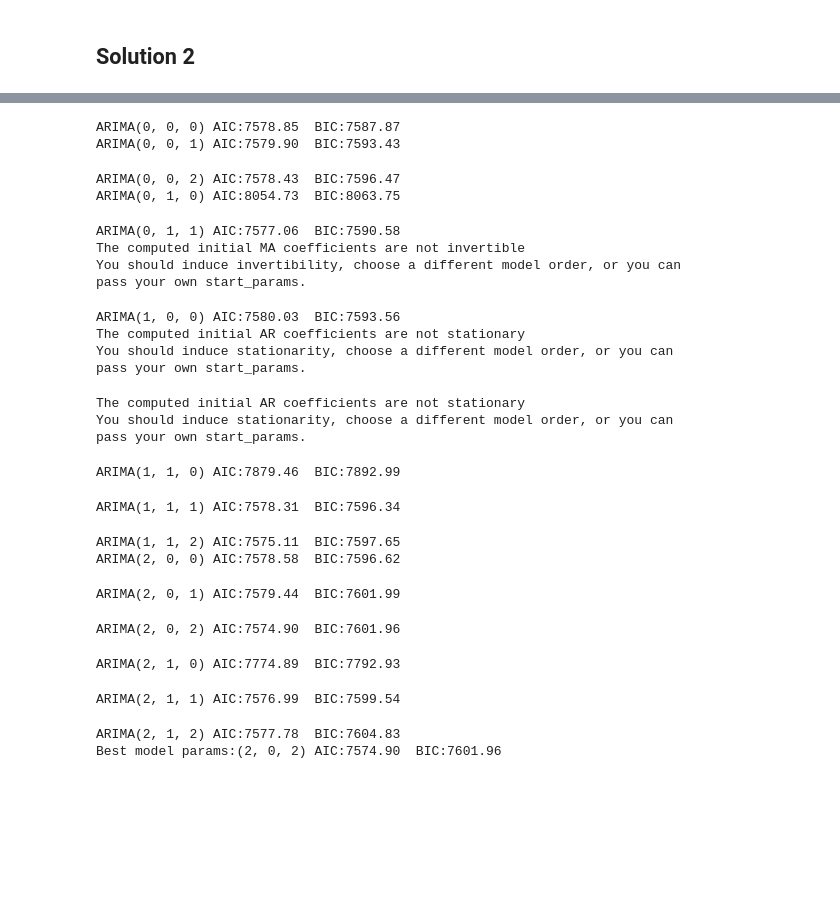
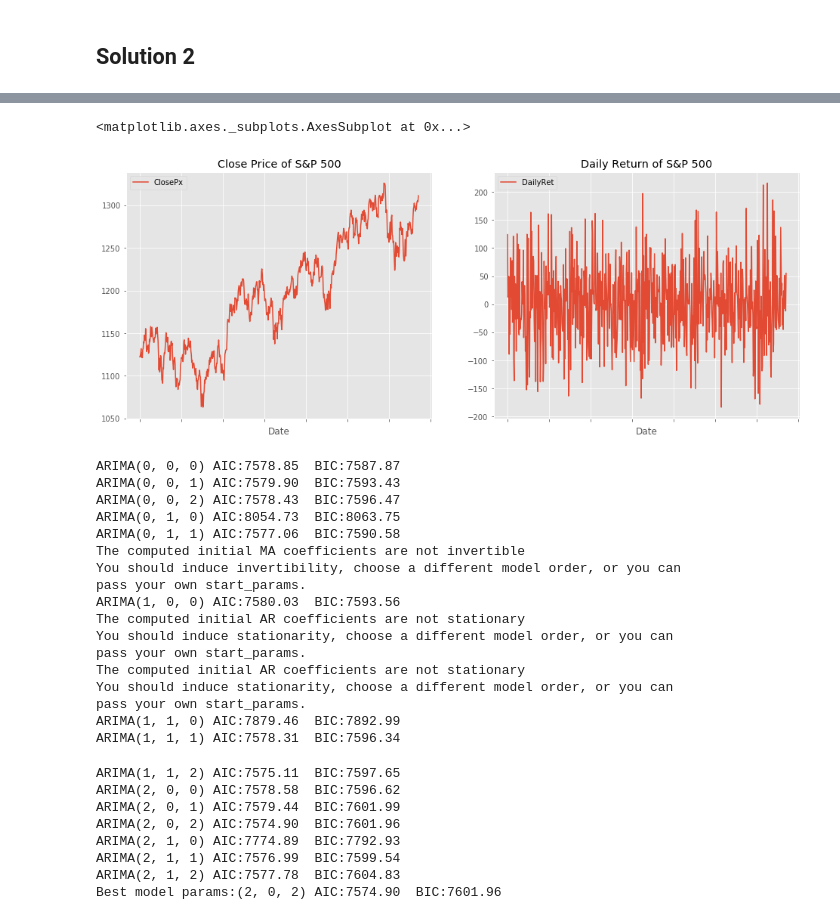
Before and after one commit to uhasan1/FRE-7773-Machine-Learning-2019, a Jupyter notebook: Second_HW/Huang_Guoqin_Assignment_4.ipynb, the cells around one changed output, grey strips where cells are left out. Drawn from its saved outputs; the diff is of its cells as text; code cells hidden in the pictures; blank space fills up the shorter version.

```diff
--- a/Second_HW/Huang_Guoqin_Assignment_4.ipynb
+++ b/Second_HW/Huang_Guoqin_Assignment_4.ipynb
@@ -136,28 +138,37 @@ sp_df[['DailyRet']].head()
+# %%
+fig = plt.figure(figsize=(16,6))
+ax1 = fig.add_subplot(121)
+sp_df.plot(x='Date', y='ClosePx', ax=ax1, title='Close Price of S&P 500')
+ax2 = fig.add_subplot(122)
+sp_df.plot(x='Date', y='DailyRet', ax=ax2, title='Daily Return of S&P 500')
+# %% [output]
+<matplotlib.axes._subplots.AxesSubplot at 0x...>
+[figure, added]
 # %%
-best_model, model_results = mlutils.auto_arima(sp_df[['DailyRet']], p_max=2, q_max=2, d_max=1)
+best_arima, model_results = auto_arima(sp_df[['DailyRet']], p_max=2, q_max=2, d_max=1)
 # %% [output]
 ARIMA(0, 0, 0) AIC:7578.85  BIC:7587.87
 ARIMA(0, 0, 1) AIC:7579.90  BIC:7593.43
+ARIMA(0, 0, 2) AIC:7578.43  BIC:7596.47
+ARIMA(0, 1, 0) AIC:8054.73  BIC:8063.75
+ARIMA(0, 1, 1) AIC:7577.06  BIC:7590.58
+The computed initial MA coefficients are not invertible
+You should induce invertibility, choose a different model order, or you can
+pass your own start_params.
+ARIMA(1, 0, 0) AIC:7580.03  BIC:7593.56
+The computed initial AR coefficients are not stationary
+You should induce stationarity, choose a different model order, or you can
+pass your own start_params.
+The computed initial AR coefficients are not stationary
+You should induce stationarity, choose a different model order, or you can
+pass your own start_params.
+ARIMA(1, 1, 0) AIC:7879.46  BIC:7892.99
+ARIMA(1, 1, 1) AIC:7578.31  BIC:7596.34
-ARIMA(0, 0, 2) AIC:7578.43  BIC:7596.47
-ARIMA(0, 1, 0) AIC:8054.73  BIC:8063.75
+ARIMA(1, 1, 2) AIC:7575.11  BIC:7597.65
+ARIMA(2, 0, 0) AIC:7578.58  BIC:7596.62
+ARIMA(2, 0, 1) AIC:7579.44  BIC:7601.99
+ARIMA(2, 0, 2) AIC:7574.90  BIC:7601.96
+ARIMA(2, 1, 0) AIC:7774.89  BIC:7792.93
+ARIMA(2, 1, 1) AIC:7576.99  BIC:7599.54
+ARIMA(2, 1, 2) AIC:7577.78  BIC:7604.83
+Best model params:(2, 0, 2) AIC:7574.90  BIC:7601.96
-ARIMA(0, 1, 1) AIC:7577.06  BIC:7590.58
-The computed initial MA coefficients are not invertible
-You should induce invertibility, choose a different model order, or you can
-pass your own start_params.
-ARIMA(1, 0, 0) AIC:7580.03  BIC:7593.56
-The computed initial AR coefficients are not stationary
-You should induce stationarity, choose a different model order, or you can
-pass your own start_params.
-The computed initial AR coefficients are not stationary
-You should induce stationarity, choose a different model order, or you can
-pass your own start_params.
-ARIMA(1, 1, 0) AIC:7879.46  BIC:7892.99
-ARIMA(1, 1, 1) AIC:7578.31  BIC:7596.34
-ARIMA(1, 1, 2) AIC:7575.11  BIC:7597.65
-ARIMA(2, 0, 0) AIC:7578.58  BIC:7596.62
-ARIMA(2, 0, 1) AIC:7579.44  BIC:7601.99
-ARIMA(2, 0, 2) AIC:7574.90  BIC:7601.96
-ARIMA(2, 1, 0) AIC:7774.89  BIC:7792.93
-ARIMA(2, 1, 1) AIC:7576.99  BIC:7599.54
-ARIMA(2, 1, 2) AIC:7577.78  BIC:7604.83
-Best model params:(2, 0, 2) AIC:7574.90  BIC:7601.96
```
Also changed, not shown: parts of 14 cells of this notebook, 7 other files.
